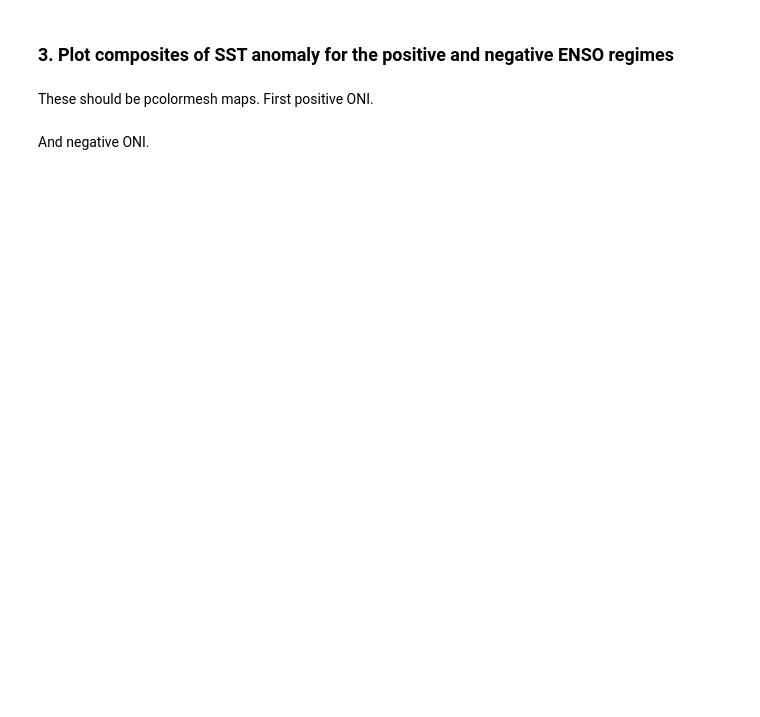
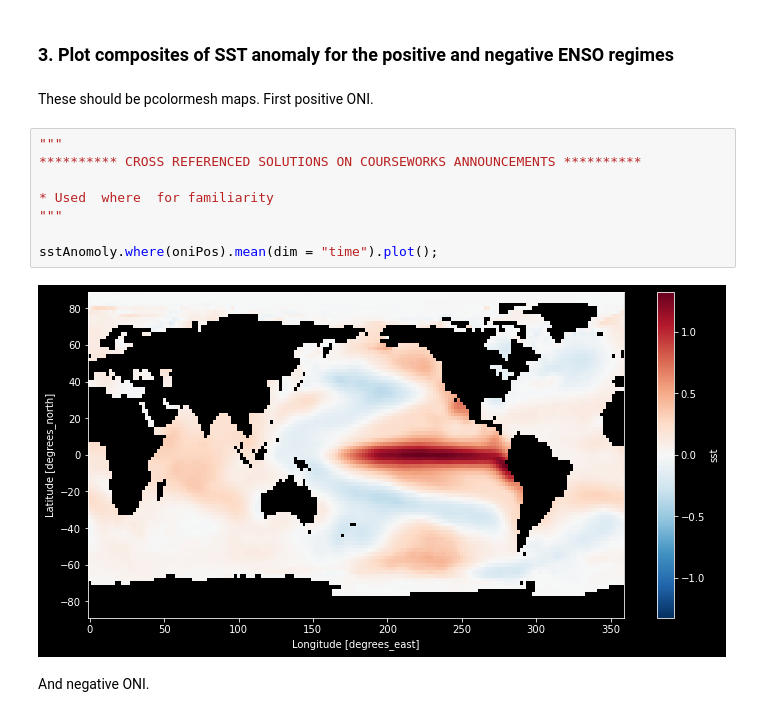
Before and after one commit to DRUFS/Tasks-Python-Research-Computing-, a Jupyter notebook: more_xarray.ipynb, the cells around one changed output. Cells and saved outputs as stored; diff of their text form; blank space fills up the shorter version.

```diff
--- a/more_xarray.ipynb
+++ b/more_xarray.ipynb
@@ -216,5 +286,15 @@ Plot them somehow.
 ### 3. Plot composites of SST anomaly for the positive and negative ENSO regimes
 # %% [markdown]
 These should be pcolormesh maps. First positive ONI.
+# %%
+"""
+********** CROSS REFERENCED SOLUTIONS ON COURSEWORKS ANNOUNCEMENTS **********
+
+* Used  where  for familiarity
+"""
+
+sstAnomoly.where(oniPos).mean(dim = "time").plot();
+# %% [output]
+[figure, added]
 # %% [markdown]
 And negative ONI.
```
Also changed, not shown: parts of 27 cells of this notebook.
